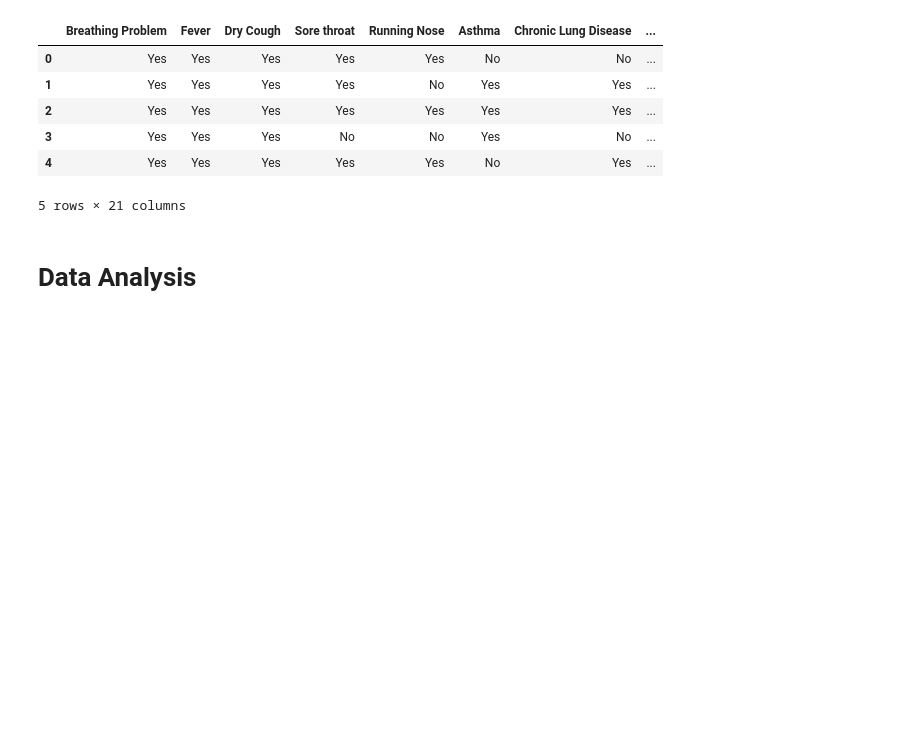
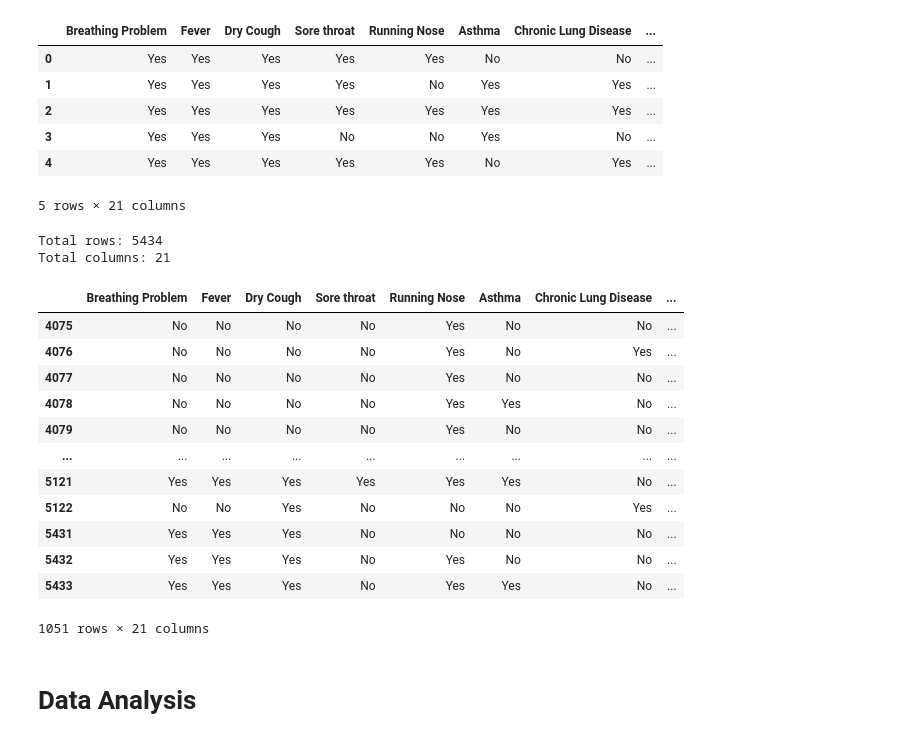
Before and after one commit to SophanonChhoun/Covid-19-Prediction, a Jupyter notebook: notebooks/main.ipynb, the cells around one changed output. Drawn from its saved outputs; the diff is of its cells as text; code cells hidden in the pictures; blank space fills up the shorter version.

```diff
--- a/notebooks/main.ipynb
+++ b/notebooks/main.ipynb
@@ -23,6 +23,28 @@ df.head()
 | 3 | Yes | Yes | Yes | No | No | Yes | No | ... |
 | 4 | Yes | Yes | Yes | Yes | Yes | No | Yes | ... |
 5 rows × 21 columns
+# %%
+print("Total rows: {}".format(df.shape[0]))
+print("Total columns: {}".format(df.shape[1]))
+# %% [output]
+Total rows: 5434
+Total columns: 21
+# %%
+df[df['COVID-19'] == 'No']
+# %% [output]
+|  | Breathing Problem | Fever | Dry Cough | Sore throat | Running Nose | Asthma | Chronic Lung Disease | ... |
+| 4075 | No | No | No | No | Yes | No | No | ... |
+| 4076 | No | No | No | No | Yes | No | Yes | ... |
+| 4077 | No | No | No | No | Yes | No | No | ... |
+| 4078 | No | No | No | No | Yes | Yes | No | ... |
+| 4079 | No | No | No | No | Yes | No | No | ... |
+| ... | ... | ... | ... | ... | ... | ... | ... | ... |
+| 5121 | Yes | Yes | Yes | Yes | Yes | Yes | No | ... |
+| 5122 | No | No | Yes | No | No | No | Yes | ... |
+| 5431 | Yes | Yes | Yes | No | No | No | No | ... |
+| 5432 | Yes | Yes | Yes | No | Yes | No | No | ... |
+| 5433 | Yes | Yes | Yes | No | Yes | Yes | No | ... |
+1051 rows × 21 columns
 # %% [markdown]
 # Data Analysis
 # %%
```
Also changed, not shown: parts of 9 cells of this notebook, 1 other file.
